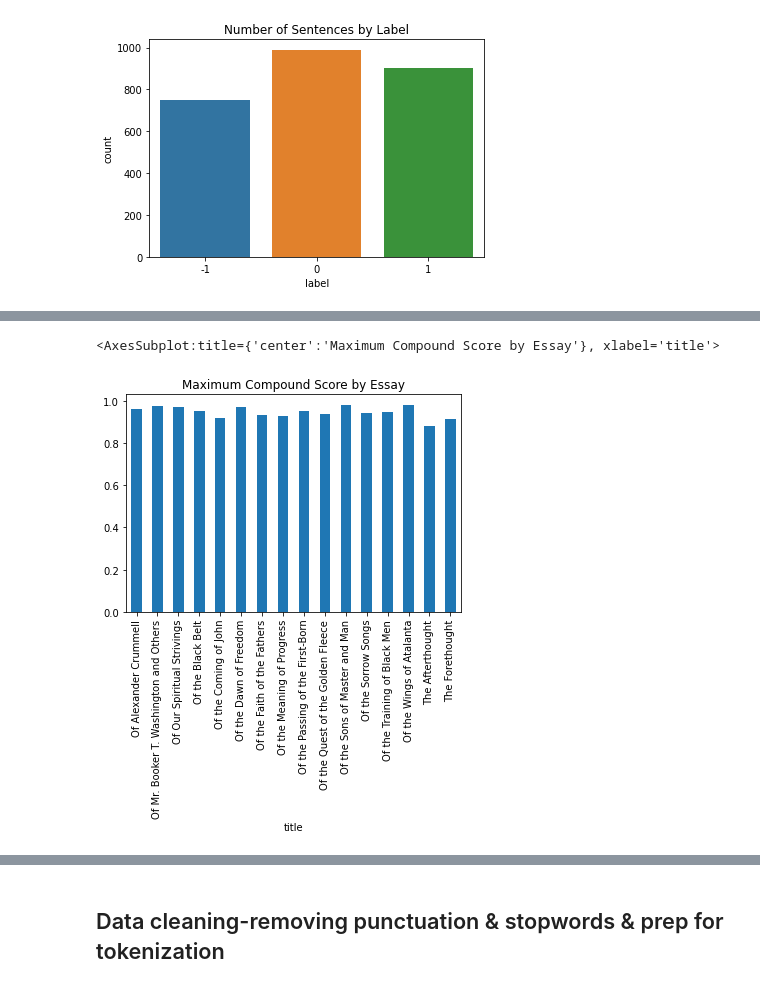
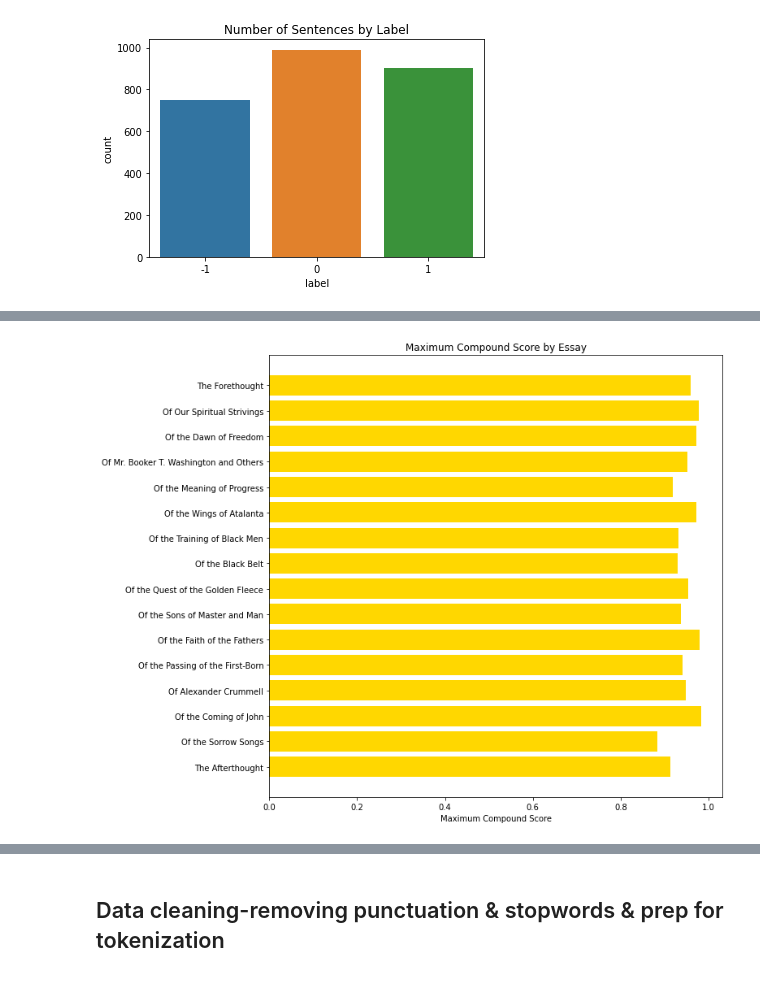
Before and after one commit to e-harrell/sobf, a Jupyter notebook: code.ipynb, the cells around one changed output, grey strips where cells are left out. Saved outputs shown, nothing was run; the diff lists cells and outputs as text; code cells hidden in the pictures.

```diff
--- a/code.ipynb
+++ b/code.ipynb
@@ -1016,9 +1023,13 @@ mean_cps_by_essay.plot(kind='bar',title='Mean Compound Score by Essay')
 # %%
-#histogram of maximum compound score by essay
+#bar chart of maximum compound score by essay
 max_cps_by_essay=data.groupby('title')['compoundscore'].max()
-
-max_cps_by_essay.plot(kind='bar',title='Maximum Compound Score by Essay')
+maximum=[max_cps_by_essay[0],max_cps_by_essay[1],max_cps_by_essay[2],max_cps_by_essay[3],max_cps_by_essay[4],max_cps_by_essay[5],max_cps_by_essay[6],max_cps_by_essay[7],max_cps_by_essay[8],max_cps_by_essay[9],max_cps_by_essay[10],max_cps_by_essay[11],max_cps_by_essay[12],max_cps_by_essay[13],max_cps_by_essay[14], max_cps_by_essay[15]]
+plt.figure(figsize=(10,10))
+plt.barh(y=titles,width=maximum,height=0.8,left=0, align='center', color='gold')
+plt.gca().invert_yaxis()
+plt.xlabel('Maximum Compound Score')
+plt.title('Maximum Compound Score by Essay')
+plt.show()
 # %% [output]
-<AxesSubplot:title={'center':'Maximum Compound Score by Essay'}, xlabel='title'>
-[figure, old version]
+[figure, new version]
 # %%
```
Also changed, not shown: parts of 17 cells of this notebook.
